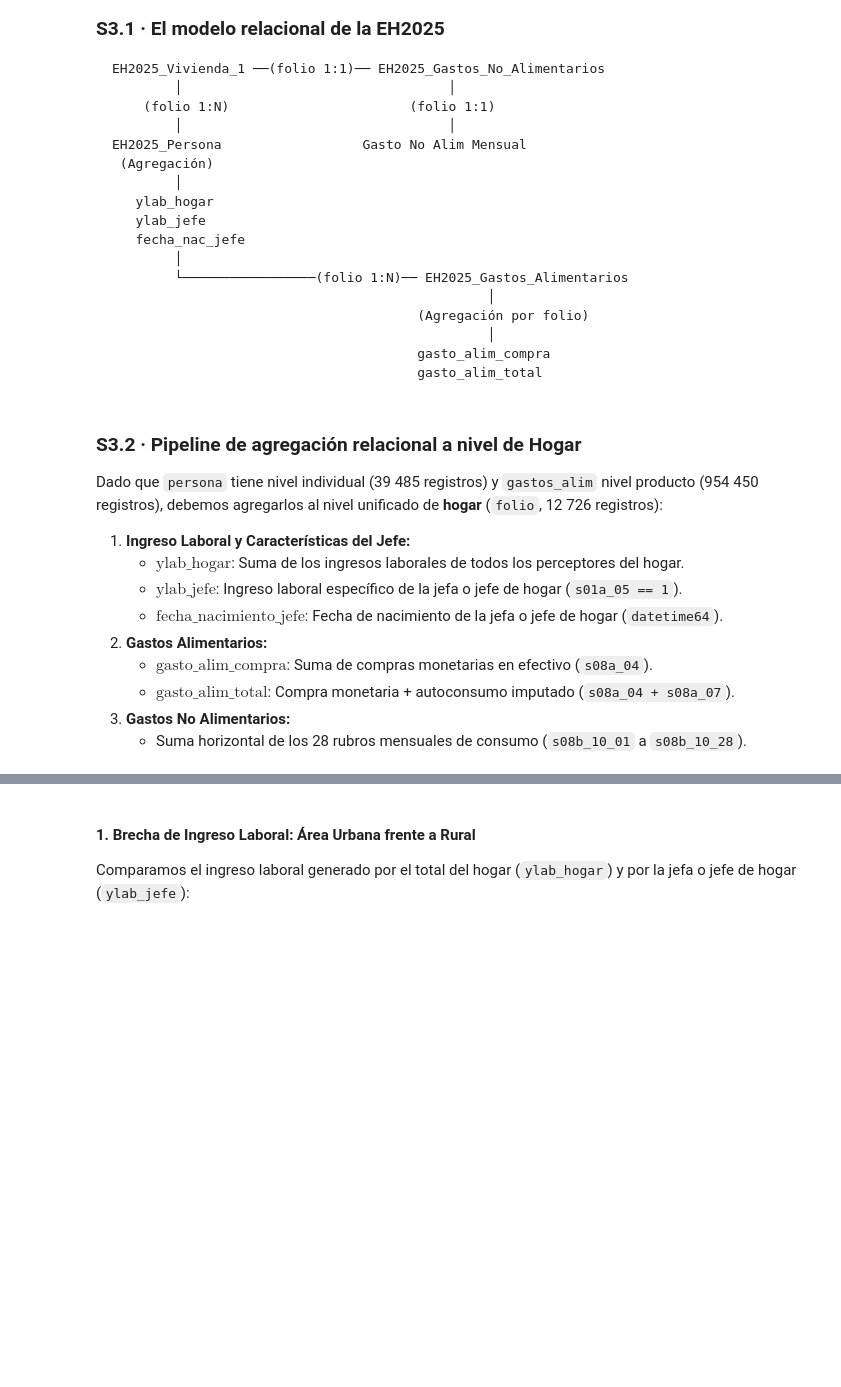
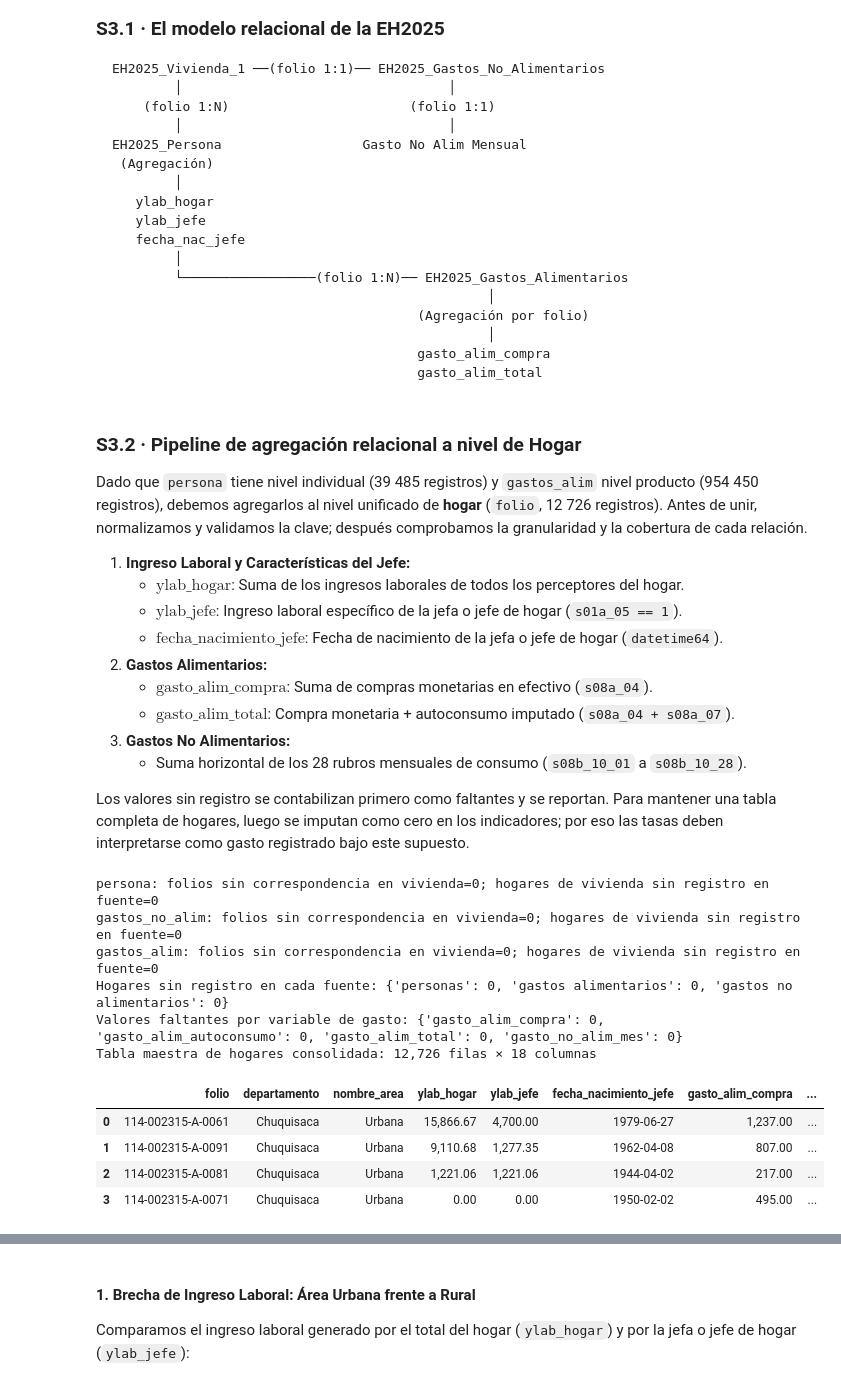
Before and after one commit to jgsotog/miadas-grupo3-proyecto, a Jupyter notebook: miadas-grupo3-proyecto.ipynb, the cells around one changed output, grey strips where cells are left out. Drawn from its saved outputs; the diff is of its cells as text; code cells hidden in the pictures; blank space fills up the shorter version.

Commit message:
chore(s3): aplicar últimos ajustes a la integración de datos EH2025

````diff
--- a/miadas-grupo3-proyecto.ipynb
+++ b/miadas-grupo3-proyecto.ipynb
@@ -289,7 +411,7 @@ EH2025_Persona                  Gasto No Alim Mensual
 ```
 # %% [markdown]
 ### S3.2 · Pipeline de agregación relacional a nivel de Hogar
-Dado que `persona` tiene nivel individual (39 485 registros) y `gastos_alim` nivel producto (954 450 registros), debemos agregarlos al nivel unificado de **hogar** (`folio`, 12 726 registros):
+Dado que `persona` tiene nivel individual (39 485 registros) y `gastos_alim` nivel producto (954 450 registros), debemos agregarlos al nivel unificado de **hogar** (`folio`, 12 726 registros). Antes de unir, normalizamos y validamos la clave; después comprobamos la granularidad y la cobertura de cada relación.
 
 1. **Ingreso Laboral y Características del Jefe:**
    - $\text{ylab\_hogar}$: Suma de los ingresos laborales de todos los perceptores del hogar.
@@ -300,7 +422,25 @@ Dado que `persona` tiene nivel individual (39 485 registros) y `gastos_alim` niv
    - $\text{gasto\_alim\_total}$: Compra monetaria + autoconsumo imputado (`s08a_04 + s08a_07`).
 3. **Gastos No Alimentarios:**
    - Suma horizontal de los 28 rubros mensuales de consumo (`s08b_10_01` a `s08b_10_28`).
+
+Los valores sin registro se contabilizan primero como faltantes y se reportan. Para mantener una tabla completa de hogares, luego se imputan como cero en los indicadores; por eso las tasas deben interpretarse como gasto registrado bajo este supuesto.
 # %%
+# Validar y normalizar la clave relacional en todas las fuentes
+tablas = {'vivienda': vivienda, 'persona': persona, 'gastos_no_alim': gastos_no_alim, 'gastos_alim': gastos_alim}
+for nombre, tabla in tablas.items():
+    tabla['folio'] = tabla['folio'].astype('string').str.strip()
+    assert tabla['folio'].notna().all(), f'{nombre}: hay folios nulos'
+
+# Vivienda y gastos no alimentarios deben tener una fila por hogar
+for nombre in ['vivienda', 'gastos_no_alim']:
+    duplicados = tablas[nombre]['folio'].duplicated().sum()
+    assert duplicados == 0, f'{nombre}: {duplicados} folios duplicados'
+
+folios_vivienda = set(vivienda['folio'])
+for nombre in ['persona', 'gastos_no_alim', 'gastos_alim']:
+    folios_fuente = set(tablas[nombre]['folio'])
+    print(f'{nombre}: folios sin correspondencia en vivienda={len(folios_fuente - folios_vivienda):,}; hogares de vivienda sin registro en fuente={len(folios_vivienda - folios_fuente):,}')
+
 # 1. Agregacion Persona -> Hogar
 hogar_per = persona.groupby('folio').agg(
     ylab_hogar=('ylab', 'sum'),
@@ -310,39 +450,64 @@ hogar_per = persona.groupby('folio').agg(
 # Extraer ingresos y fecha del jefe de hogar (s01a_05 == 1)
 jefes = persona[persona['s01a_05'] == 1][['folio', 'ylab', 's01a_02', 's01a_03', 'fecha_nacimiento', 'aestudio']].copy()
 jefes.columns = ['folio', 'ylab_jefe', 'sexo_jefe', 'edad_jefe', 'fecha_nacimiento_jefe', 'aestudio_jefe']
 jefes['ylab_jefe'] = jefes['ylab_jefe'].fillna(0)
 
 # Unir agregados de personas
-per_consolidado = hogar_per.merge(jefes, on='folio', how='left')
+assert not jefes['folio'].duplicated().any(), 'Hay más de un jefe de hogar por folio'
+per_consolidado = hogar_per.merge(jefes, on='folio', how='left', validate='one_to_one')
 
 # 2. Agregacion Gastos Alimentarios -> Hogar
 alim_hogar = gastos_alim.groupby('folio').agg(
     gasto_alim_compra=('s08a_04', 'sum'),
     gasto_alim_autoconsumo=('s08a_07', 'sum')
 ).reset_index()
 alim_hogar['gasto_alim_total'] = alim_hogar['gasto_alim_compra'] + alim_hogar['gasto_alim_autoconsumo']
 
 # 3. Gastos No Alimentarios (Suma de rubros mensuales s08b_10_*)
 cols_no_alim = [c for c in gastos_no_alim.columns if c.startswith('s08b_10_')]
 gastos_no_alim = gastos_no_alim.copy()
 gastos_no_alim['gasto_no_alim_mes'] = gastos_no_alim[cols_no_alim].fillna(0).sum(axis=1)
 no_alim_hogar = gastos_no_alim[['folio', 'gasto_no_alim_mes']].copy()
 
-# 4. Integracion final con tabla Vivienda
+# 4. Integracion final con tabla Vivienda; validar relaciones hogar-hogar
 hogares = vivienda[['folio', 'depto', 'departamento', 'area', 'nombre_area', 'totper', 'factor']].merge(
-    per_consolidado, on='folio', how='left'
+    per_consolidado, on='folio', how='left', validate='one_to_one', indicator='_persona_merge'
 ).merge(
-    alim_hogar, on='folio', how='left'
+    alim_hogar, on='folio', how='left', validate='one_to_one', indicator='_alim_merge'
 ).merge(
-    no_alim_hogar, on='folio', how='left'
+    no_alim_hogar, on='folio', how='left', validate='one_to_one', indicator='_no_alim_merge'
 )
 
-# Imputar ceros en gastos si algun hogar no registro
+# Reportar faltantes antes de imputarlos como cero para conservar todos los hogares
+cols_gasto = ['gasto_alim_compra', 'gasto_alim_autoconsumo', 'gasto_alim_total', 'gasto_no_alim_mes']
+print('Hogares sin registro en cada fuente:', {
+    'personas': int(hogares['_persona_merge'].eq('left_only').sum()),
+    'gastos alimentarios': int(hogares['_alim_merge'].eq('left_only').sum()),
+    'gastos no alimentarios': int(hogares['_no_alim_merge'].eq('left_only').sum())
+})
+print('Valores faltantes por variable de gasto:', hogares[cols_gasto].isna().sum().to_dict())
+
+# Imputación explícita: sin fila/valor registrado se asume gasto cero para estos cálculos
 for col in ['gasto_alim_compra', 'gasto_alim_autoconsumo', 'gasto_alim_total', 'gasto_no_alim_mes', 'ylab_hogar', 'ylab_jefe']:
     hogares[col] = hogares[col].fillna(0)
 
+hogares = hogares.drop(columns=['_persona_merge', '_alim_merge', '_no_alim_merge'])
+assert len(hogares) == vivienda['folio'].nunique(), 'La integración alteró el número de hogares'
+assert hogares['folio'].is_unique, 'La tabla maestra tiene folios duplicados'
 print(f"Tabla maestra de hogares consolidada: {hogares.shape[0]:,} filas × {hogares.shape[1]} columnas")
 hogares[['folio', 'departamento', 'nombre_area', 'ylab_hogar', 'ylab_jefe', 'fecha_nacimiento_jefe', 'gasto_alim_compra', 'gasto_alim_total', 'gasto_no_alim_mes']].head(4)
+# %% [output]
+persona: folios sin correspondencia en vivienda=0; hogares de vivienda sin registro en fuente=0
+gastos_no_alim: folios sin correspondencia en vivienda=0; hogares de vivienda sin registro en fuente=0
+gastos_alim: folios sin correspondencia en vivienda=0; hogares de vivienda sin registro en fuente=0
+Hogares sin registro en cada fuente: {'personas': 0, 'gastos alimentarios': 0, 'gastos no alimentarios': 0}
+Valores faltantes por variable de gasto: {'gasto_alim_compra': 0, 'gasto_alim_autoconsumo': 0, 'gasto_alim_total': 0, 'gasto_no_alim_mes': 0}
+Tabla maestra de hogares consolidada: 12,726 filas × 18 columnas
+|  | folio | departamento | nombre_area | ylab_hogar | ylab_jefe | fecha_nacimiento_jefe | gasto_alim_compra | ... |
+| 0 | 114-002315-A-0061 | Chuquisaca | Urbana | 15,866.67 | 4,700.00 | 1979-06-27 | 1,237.00 | ... |
+| 1 | 114-002315-A-0091 | Chuquisaca | Urbana | 9,110.68 | 1,277.35 | 1962-04-08 | 807.00 | ... |
+| 2 | 114-002315-A-0081 | Chuquisaca | Urbana | 1,221.06 | 1,221.06 | 1944-04-02 | 217.00 | ... |
+| 3 | 114-002315-A-0071 | Chuquisaca | Urbana | 0.00 | 0.00 | 1950-02-02 | 495.00 | ... |
 # %% [markdown]
 ### S3.3 · La pregunta de negocio: Brecha laboral, Ley de Engel y Déficit presupuestario
 Construimos los indicadores clave para responder la pregunta de negocio:
````
Also changed, not shown: parts of 21 cells of this notebook.
